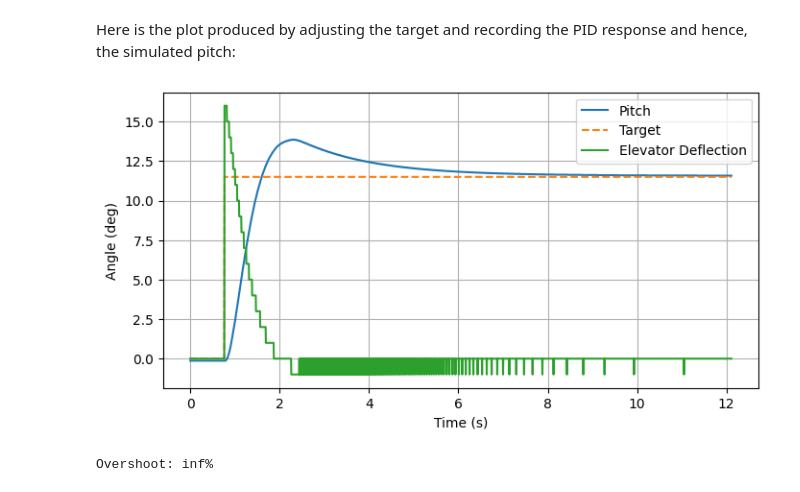
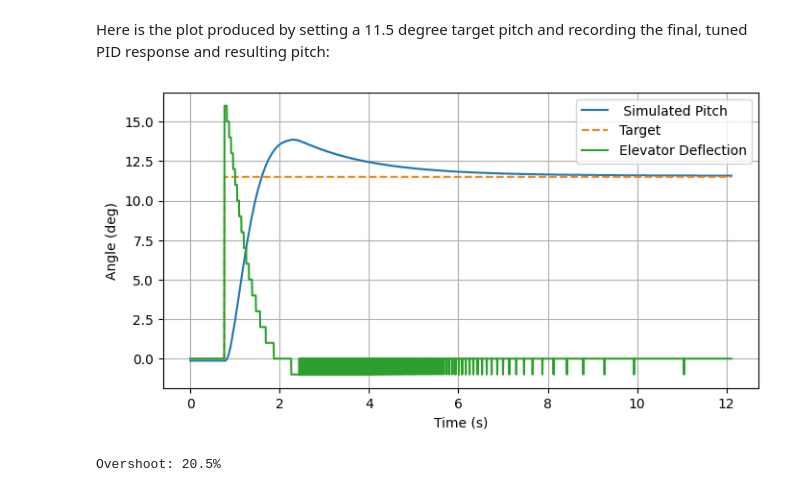
Before and after one commit to tm916/ActiveAeroProject, a Jupyter notebook: ActiveAeroReport.ipynb, the cells around one changed output. Drawn from its saved outputs; the diff is of its cells as text; code cells hidden in the pictures.

```diff
--- a/ActiveAeroReport.ipynb
+++ b/ActiveAeroReport.ipynb
@@ -9,31 +46,31 @@ Max Verstappen
 # %% [markdown]
-Here is the plot produced by adjusting the target and recording the PID response and hence, the simulated pitch:
+ Here is the plot produced by setting a 11.5 degree target pitch and recording the final, tuned PID response and resulting pitch:
 # %%
 import numpy as np
 import matplotlib.pyplot as plt
 
 data = np.loadtxt(r"C:\Users\tyres\OneDrive\Documents\Arduino\Arduino stuff\log.txt", delimiter=",")
 
 t = (data[:,0] - 23360) / 1000.0   # ms → s
 target = data[:,1]
 pitch = data[:,2]
 elev = data[:,3]
 
 plt.figure(figsize=(8,4))
 plt.plot(t, pitch, label=" Simulated Pitch")
 plt.plot(t, target, "--", label="Target")
 plt.plot(t, elev, label="Elevator Deflection")
 plt.xlabel("Time (s)")
 plt.ylabel("Angle (deg)")
 plt.legend()
 plt.grid(True)
 plt.show()
 #--------- BELOW IS A CALCULATION OF THE PRECISE OVERSHOOT PERCENTAGE -----------
 peak = np.max(pitch)
-target_val = target[0]
+target_val = 11.5
 overshoot_pct = (peak - target_val) / target_val * 100
 
 print(f"Overshoot: {overshoot_pct:.1f}%")
 # %% [output]
-[figure, old version]
+[figure, new version]
-Overshoot: inf%
+Overshoot: 20.5%
```
Also changed, not shown: parts of 8 cells of this notebook.
